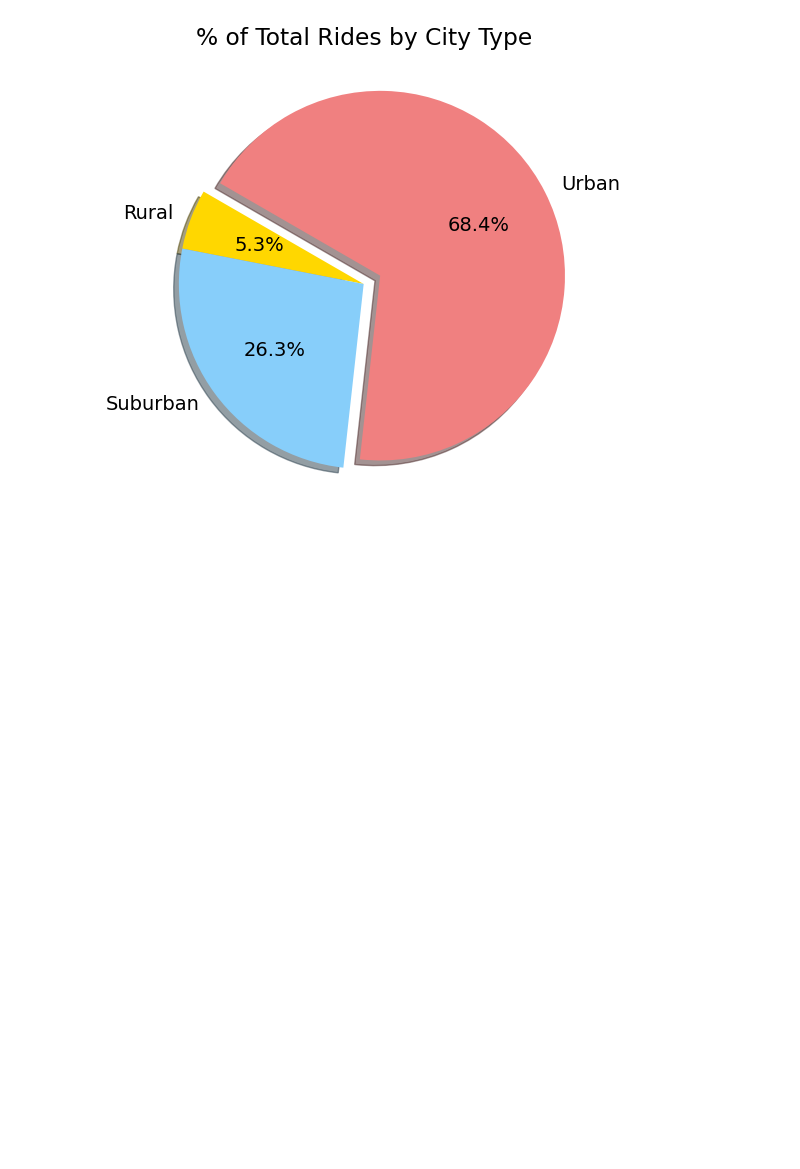
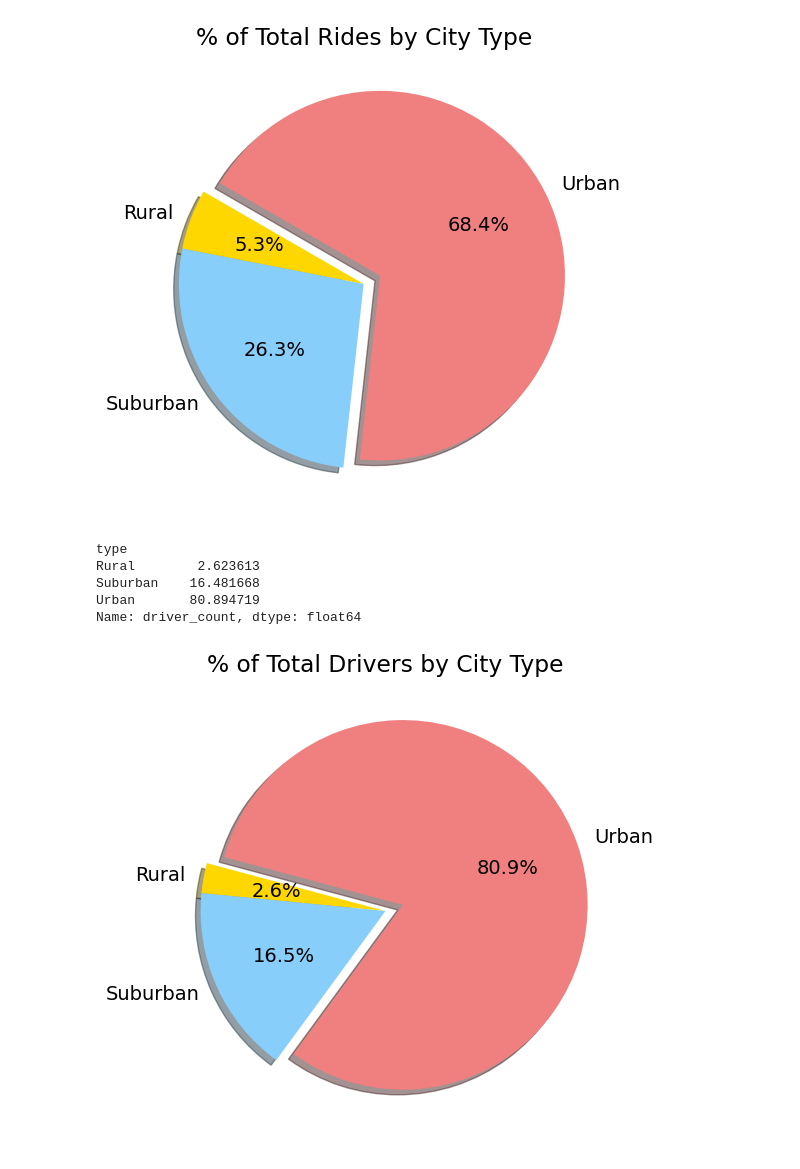
Before and after one commit to marcomireles123/PyBer_Analysis, a Jupyter notebook: PyBer_Analysis/PyBer.ipynb, the cells around one changed output. Saved outputs shown, nothing was run; the diff lists cells and outputs as text; code cells hidden in the pictures; blank space fills up the shorter version.

Commit message:
Added the final pie chart

```diff
--- a/PyBer_Analysis/PyBer.ipynb
+++ b/PyBer_Analysis/PyBer.ipynb
@@ -1096,3 +1096,62 @@ plt.savefig("analysis/Fig6.png")
 plt.show()
 # %% [output]
 [figure]
+# %%
+# 5.7.1 Calculate driver percentages
+
+# Calculate the percentage of drivers for each city type.
+
+    # Use groupby() function on city_data_df DataFrame
+    # group by the "type" of city column
+        # city_data_df.groupby(["type"])
+
+    # Apply the sum() function on the "driver_count" column
+
+# Get the total number of drivers
+    # Use the sum() function on the "driver_count" column on the city_data_df DataFrame.
+        # .sum()["driver_count"]
+
+# Divide the Series for the total number of drivers for each city type by the number of total drivers
+# And multiply by 100.
+
+driver_percents = 100 * city_data_df.groupby(["type"]).sum()["driver_count"] / city_data_df["driver_count"].sum()
+driver_percents
+# %% [output]
+type
+Rural        2.623613
+Suburban    16.481668
+Urban       80.894719
+Name: driver_count, dtype: float64
+# %%
+# 5.7.2 Pie Chart for the Percentage of Drivers for Each City Type
+
+# Build percentage of rides by city type pie chart.
+plt.subplots(figsize=(10, 6))
+
+# Replace ride_percents with driver_percents
+    # This will represent the values for each pie wedge
+plt.pie(driver_percents,
+
+# Reuse the same arrays for labels and colors
+    labels=["Rural", "Suburban", "Urban"],
+    colors=["gold", "lightskyblue", "lightcoral"],
+
+# Reuse the same values for explode, autopct, and shadow=True
+# Change the startangle to 165
+    explode=[0, 0, 0.1],
+    autopct='%1.1f%%',
+    shadow=True, startangle=165)
+
+# Change the title
+plt.title("% of Total Drivers by City Type")
+
+# Change the default font size from 10 to 14.
+mpl.rcParams['font.size'] = 14
+
+# Save Figure
+plt.savefig("analysis/Fig7.png")
+
+# Show Figure
+plt.show()
+# %% [output]
+[figure, added]
```
Also changed, not shown: 1 other file.
